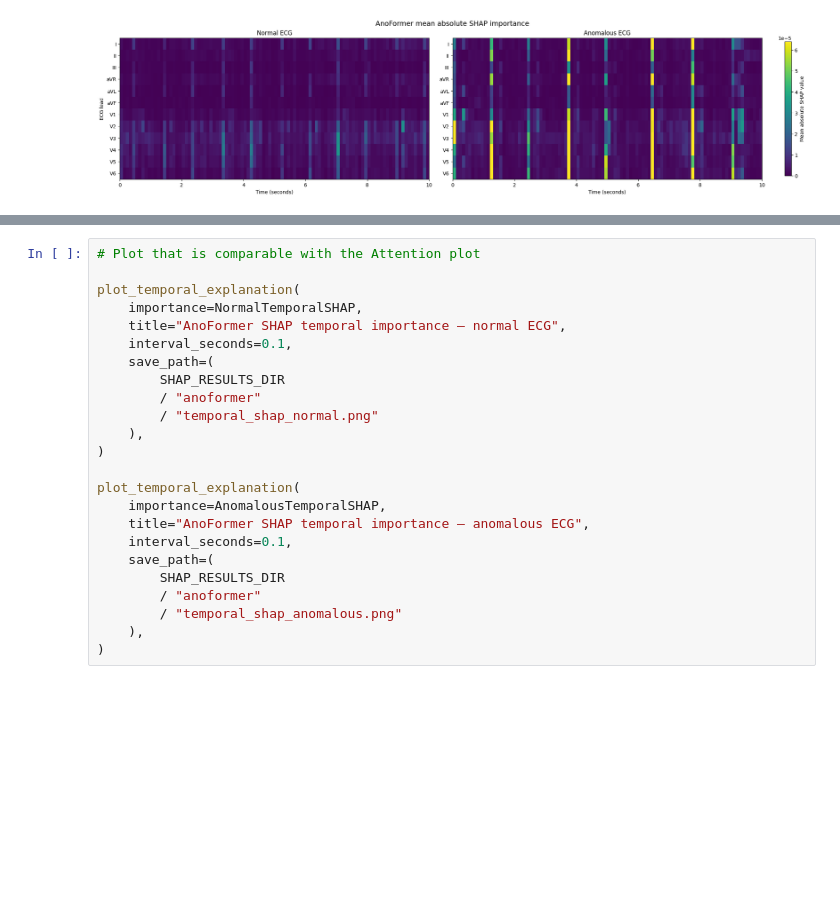
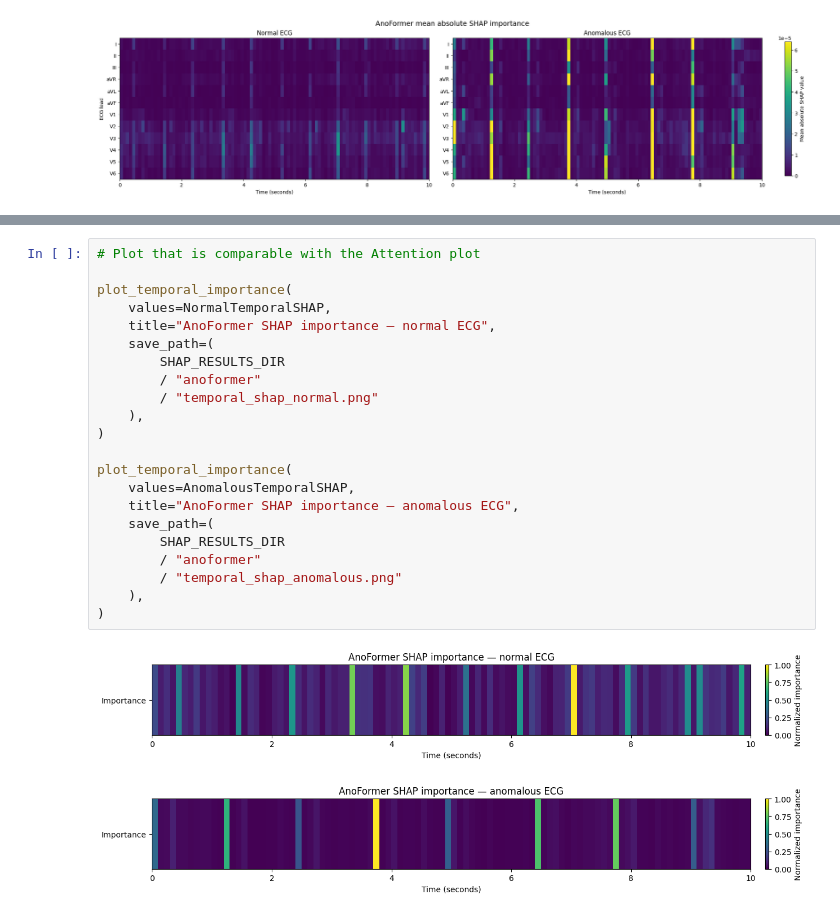
Before and after one commit to sharaffatima/Thesis, a Jupyter notebook: notebooks/04_shap_anoformer.ipynb, the cells around one changed output, grey strips where cells are left out. Drawn from its saved outputs; the diff is of its cells as text; blank space fills up the shorter version.

Commit message:
tested temporal shap values plot

```diff
--- a/notebooks/04_shap_anoformer.ipynb
+++ b/notebooks/04_shap_anoformer.ipynb
@@ -414,24 +417,25 @@ print(AnomalousTemporalSHAP.shape)
 # %%
 # Plot that is comparable with the Attention plot
 
-plot_temporal_explanation(
-    importance=NormalTemporalSHAP,
-    title="AnoFormer SHAP temporal importance — normal ECG",
-    interval_seconds=0.1,
+plot_temporal_importance(
+    values=NormalTemporalSHAP,
+    title="AnoFormer SHAP importance — normal ECG",
     save_path=(
         SHAP_RESULTS_DIR
         / "anoformer"
         / "temporal_shap_normal.png"
     ),
 )
 
-plot_temporal_explanation(
-    importance=AnomalousTemporalSHAP,
-    title="AnoFormer SHAP temporal importance — anomalous ECG",
-    interval_seconds=0.1,
+plot_temporal_importance(
+    values=AnomalousTemporalSHAP,
+    title="AnoFormer SHAP importance — anomalous ECG",
     save_path=(
         SHAP_RESULTS_DIR
         / "anoformer"
         / "temporal_shap_anomalous.png"
     ),
 )
+# %% [output]
+[figure, added]
+[figure, added]
```
Also changed, not shown: parts of 4 cells of this notebook.
